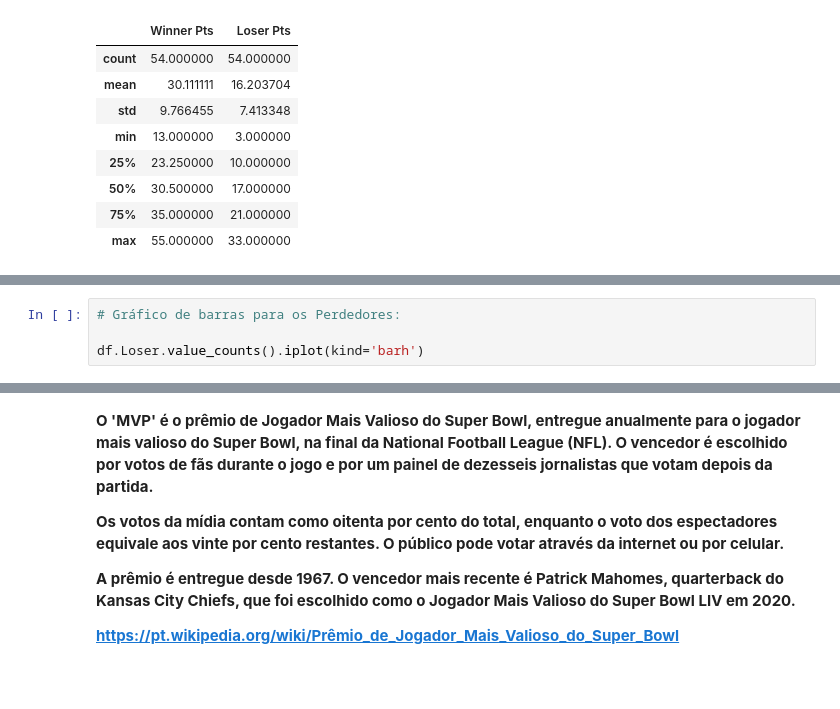
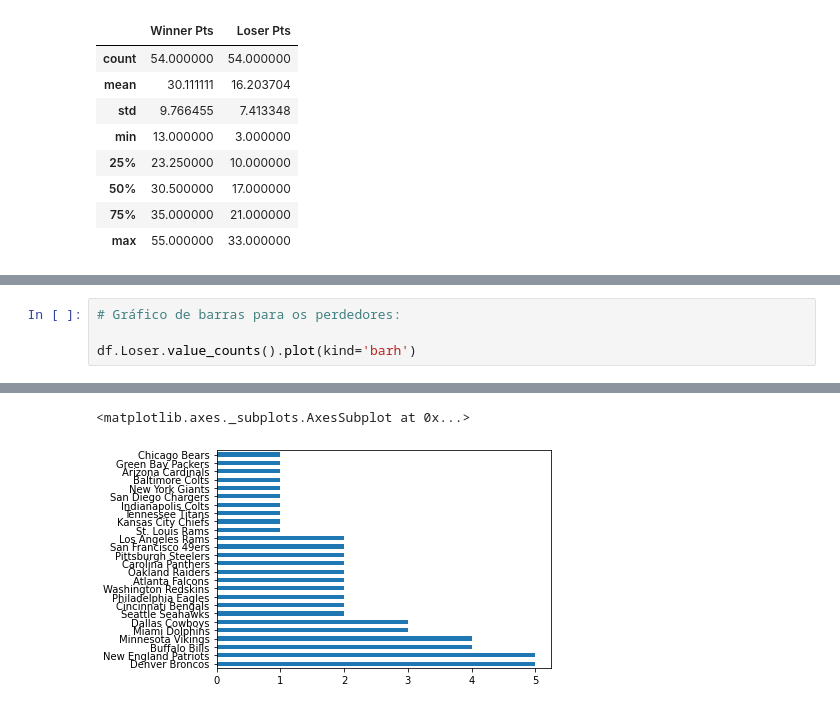
Before and after one commit to ehgeraldo/superbowl, a Jupyter notebook: superbowl.ipynb, the cells around one changed output, grey strips where cells are left out. Saved outputs shown, nothing was run; the diff lists cells and outputs as text; blank space fills up the shorter version.

```diff
--- a/superbowl.ipynb
+++ b/superbowl.ipynb
@@ -183,5 +224,5 @@ df.Winner.value_counts().iplot(kind='barh')
 # %%
-# Gráfico de barras para os Perdedores:
+# Gráfico de barras para os perdedores:
 
-df.Loser.value_counts().iplot(kind='barh')
+df.Loser.value_counts().plot(kind='barh')
 # %% [output]
@@ -189,9 +229,2 @@ df.Loser.value_counts().iplot(kind='barh')
+<matplotlib.axes._subplots.AxesSubplot at 0x...>
+[figure, added]
-# %% [markdown]
-**O 'MVP' é o prêmio de Jogador Mais Valioso do Super Bowl, entregue anualmente para o jogador mais valioso do Super Bowl, na final da National Football League (NFL). O vencedor é escolhido por votos de fãs durante o jogo e por um painel de dezesseis jornalistas que votam depois da partida.**
-
-
-**Os votos da mídia contam como oitenta por cento do total, enquanto o voto dos espectadores equivale aos vinte por cento restantes. O público pode votar através da internet ou por celular.**
-
-**A prêmio é entregue desde 1967. O vencedor mais recente é Patrick Mahomes, quarterback do Kansas City Chiefs, que foi escolhido como o Jogador Mais Valioso do Super Bowl LIV em 2020.**
-
-**https://pt.wikipedia.org/wiki/Prêmio_de_Jogador_Mais_Valioso_do_Super_Bowl**
```
Also changed, not shown: parts of 24 cells of this notebook.
